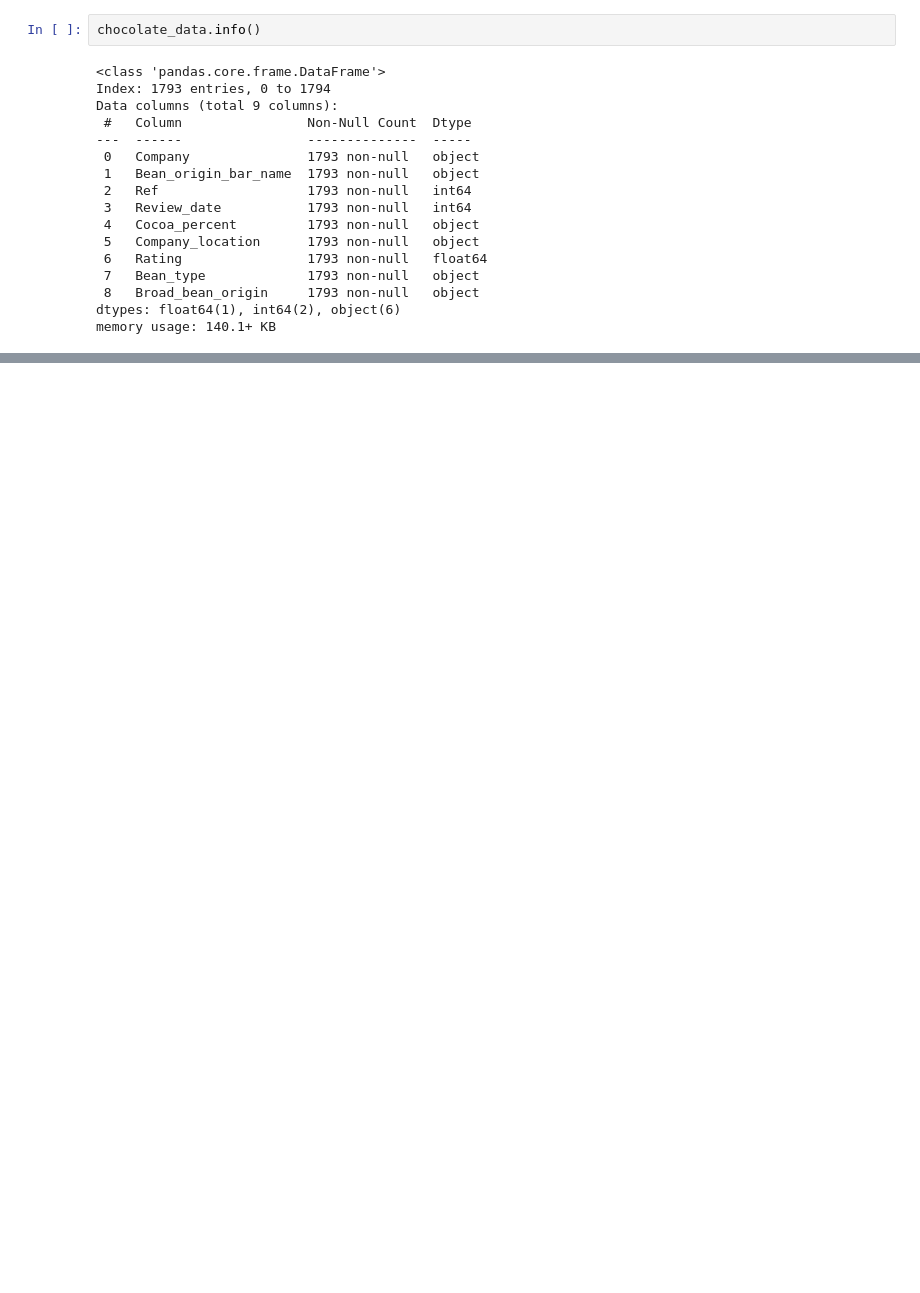
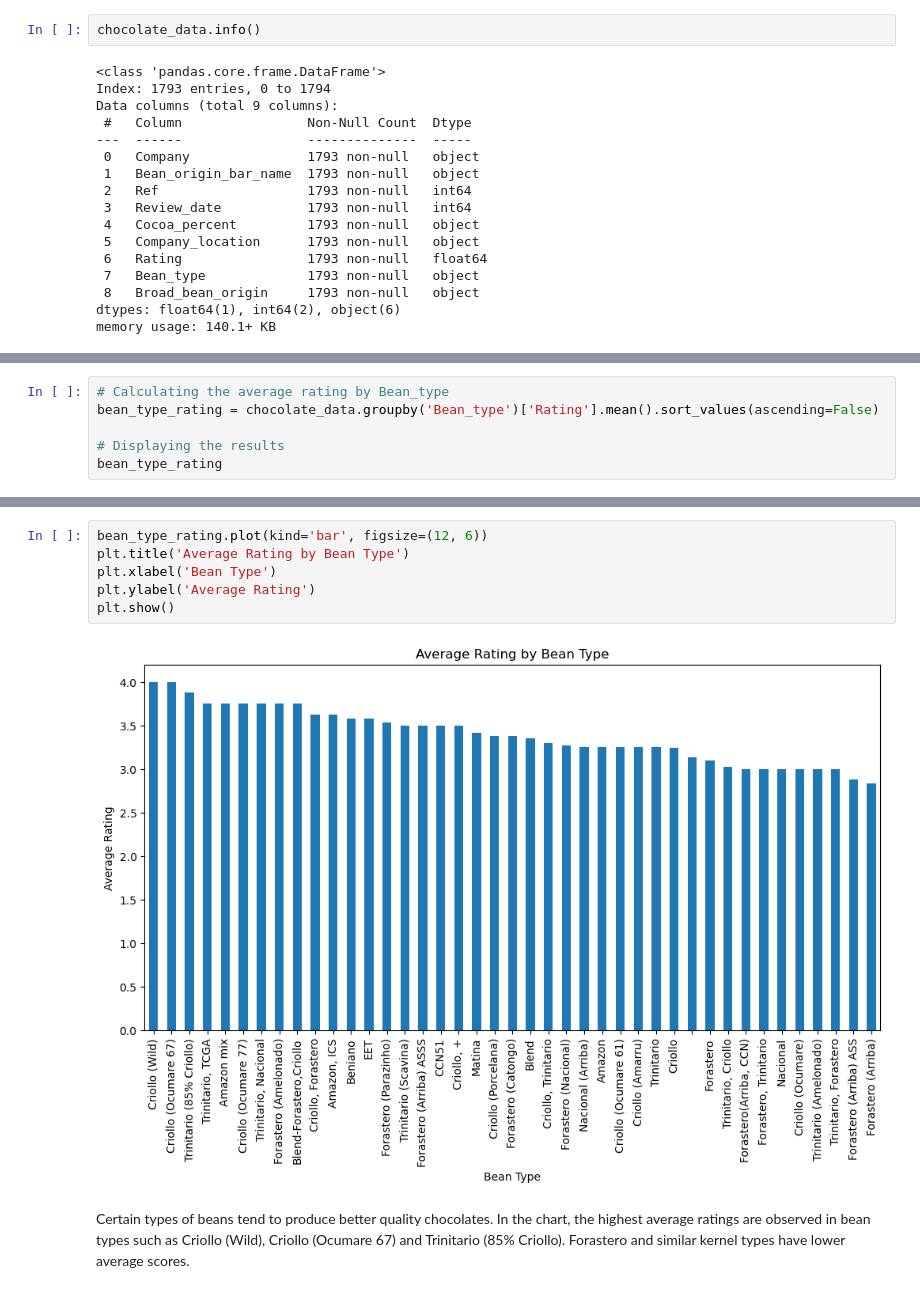
Before and after one commit to ElifSurucu/Chocolate-Evaluation-Guide, a Jupyter notebook: project_notebook.ipynb, the cells around one changed output, grey strips where cells are left out. Cells and saved outputs as stored; diff of their text form; blank space fills up the shorter version.

```diff
--- a/project_notebook.ipynb
+++ b/project_notebook.ipynb
@@ -183,0 +232,6 @@ chocolate_data.head()
+# %%
+# Calculating the average rating by Bean_type
+bean_type_rating = chocolate_data.groupby('Bean_type')['Rating'].mean().sort_values(ascending=False)
+
+# Displaying the results
+bean_type_rating
@@ -183,0 +256,10 @@ chocolate_data.head()
+# %%
+bean_type_rating.plot(kind='bar', figsize=(12, 6))
+plt.title('Average Rating by Bean Type')
+plt.xlabel('Bean Type')
+plt.ylabel('Average Rating')
+plt.show()
+# %% [output]
+[figure, added]
+# %% [markdown]
+Certain types of beans tend to produce better quality chocolates. In the chart, the highest average ratings are observed in bean types such as Criollo (Wild), Criollo (Ocumare 67) and Trinitario (85% Criollo). Forastero and similar kernel types have lower average scores.
```
Also changed, not shown: parts of 19 cells of this notebook.
